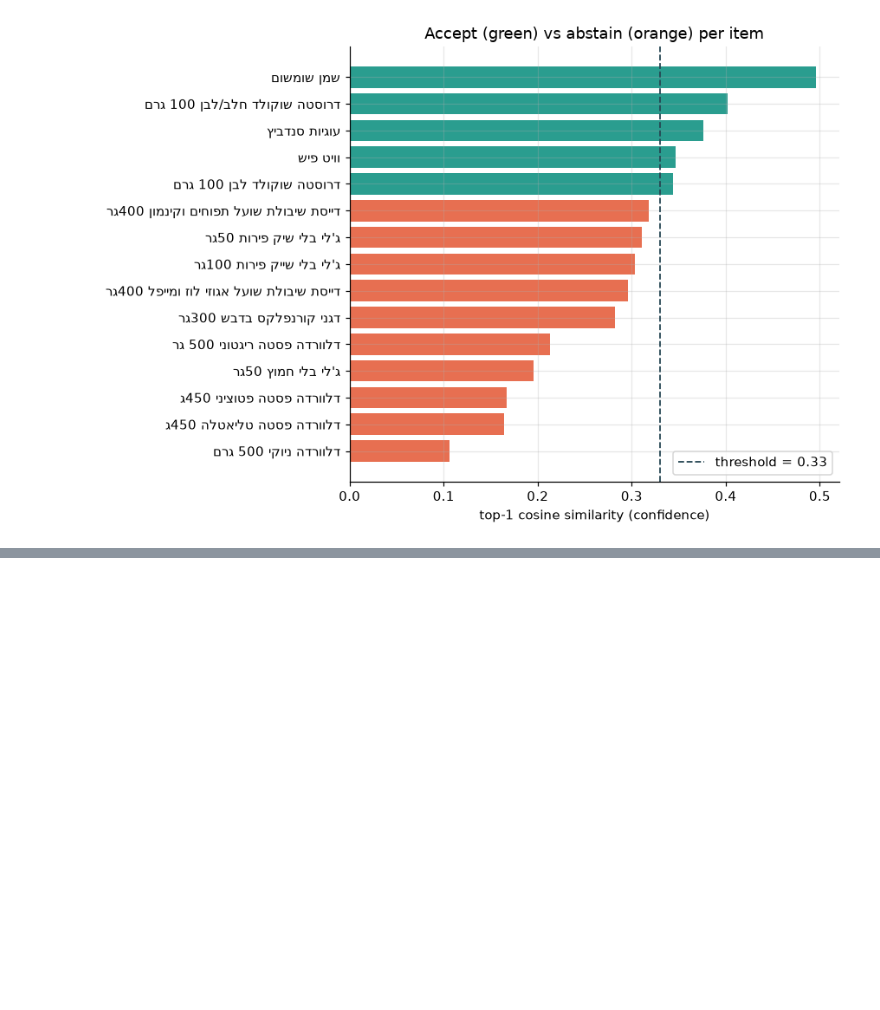
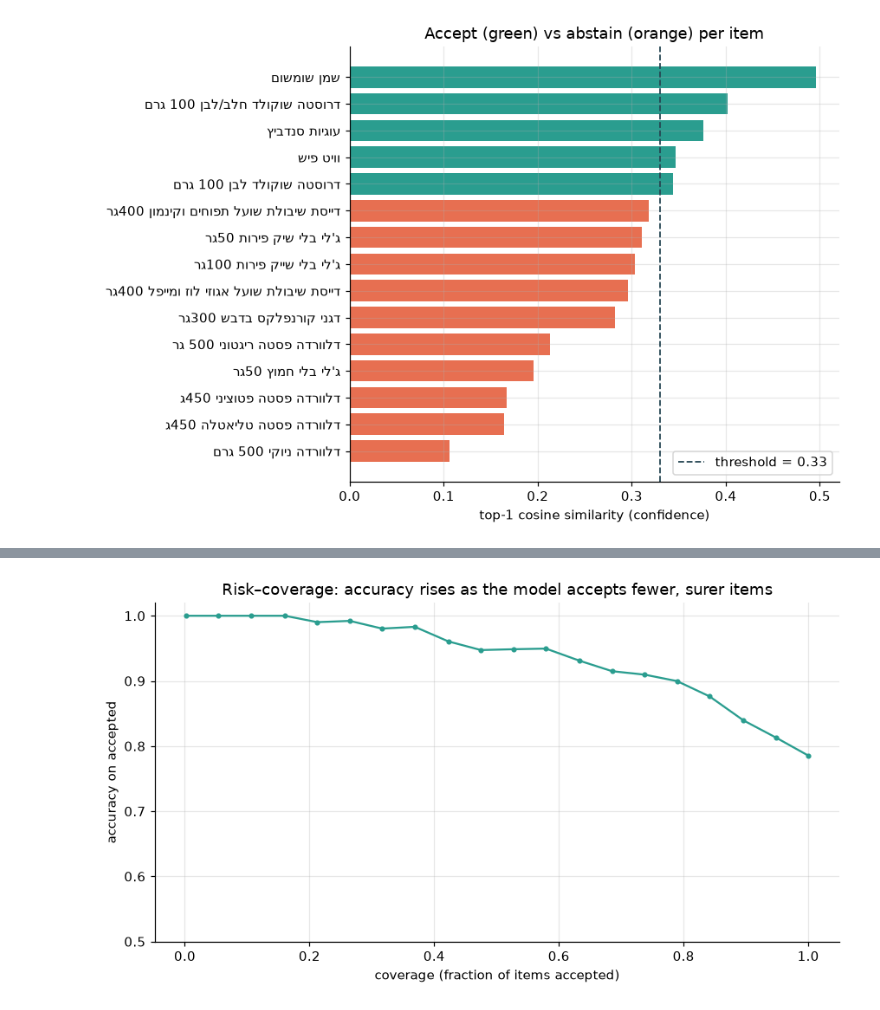
Before and after one commit to AmirShib/Hybrid-retrieval-fusion-text-classifier, a Jupyter notebook: examples/coicop_hebrew/coicop_hebrew_classification.ipynb, the cells around one changed output, grey strips where cells are left out. Cells and saved outputs as stored; diff of their text form; code cells hidden in the pictures; blank space fills up the shorter version.

```diff
--- a/examples/coicop_hebrew/coicop_hebrew_classification.ipynb
+++ b/examples/coicop_hebrew/coicop_hebrew_classification.ipynb
@@ -359,0 +434,25 @@ calibration, and a threshold **tuned for a target accuracy** — with
+# %%
+pipe_he = InferencePipeline.from_directory(str(HEBREW_MODEL_DIR))
+keys_he = pipe_he.label_space.keys
+key_to_idx = {k: i for i, k in enumerate(keys_he)}
+
+test_preds = pipe_he.predict(list(test_df["name"]))
+confidence = np.array([p.confidence for p in test_preds])
+accepted   = np.array([not p.abstained for p in test_preds])
+correct    = np.array([p.top_key == l for p, l in zip(test_preds, test_df["label"])])
+
+ev = evaluate_decisions(
+    confidence=confidence, correct=correct, accepted=accepted,
+    pred_idx=np.array([key_to_idx.get(p.top_key, -1) for p in test_preds]),
+    true_idx=np.array([key_to_idx[l] for l in test_df["label"]]),
+    keys=keys_he,
+)
+o, c = ev["overall"], ev["calibration"]
+pd.Series({
+    "items evaluated":        o["n_items"],
+    "coverage":               o["coverage"],
+    "accuracy on accepted":   o["accuracy_on_accepted"],
+    "accuracy if no abstain": o["accuracy_if_no_abstain"],
+    "Brier score":            c["brier_score"],
+    "expected calib. error":  c["expected_calibration_error"],
+}).round(3).to_frame("held-out test")
@@ -359,0 +467,12 @@ calibration, and a threshold **tuned for a target accuracy** — with
+# %%
+rc = pd.DataFrame(ev["risk_coverage_curve"])
+fig, ax = plt.subplots()
+ax.plot(rc["coverage"], rc["accuracy"], marker=".", color="#2a9d8f")
+ax.set_xlabel("coverage (fraction of items accepted)")
+ax.set_ylabel("accuracy on accepted")
+ax.set_title("Risk–coverage: accuracy rises as the model accepts fewer, surer items")
+ax.set_ylim(0.5, 1.02)
+plt.tight_layout()
+plt.show()
+# %% [output]
+[figure, added]
```
Also changed, not shown: parts of 11 cells of this notebook, 1 other file.
